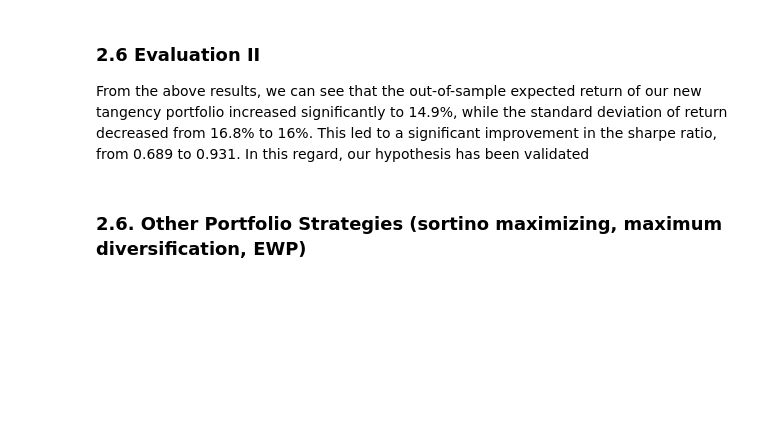
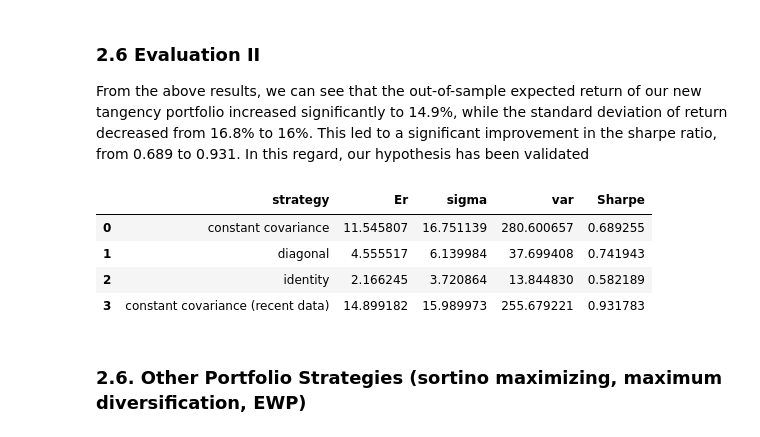
Before and after one commit to legendarycy/DBA3713_G10, a Jupyter notebook: Group Project.ipynb, the cells around one changed output. Drawn from its saved outputs; the diff is of its cells as text; code cells hidden in the pictures; blank space fills up the shorter version.

Commit message:
feat: metrics dataframe

```diff
--- a/Group Project.ipynb
+++ b/Group Project.ipynb
@@ -700,5 +700,11 @@ Vcc = V_hat/correlations * grand_avg_corr
 Vshrink_cc = r.x[0] * V_hat + (1 - r.x[0]) * Vcc
 tan_cc = np.linalg.inv(Vshrink_cc) @ er_test
 tan_cc /= np.sum(tan_cc)
-evaluate_portfolio_performance_on_data(tan_cc, test.iloc[:, 3:46])
+results = evaluate_portfolio_performance_on_data(tan_cc, test.iloc[:, 3:46])
+print(results)
+
+# create metrics dataframe to store results
+results['strategy'] = 'constant covariance'
+metrics = pd.DataFrame([results])
+metrics = metrics[['strategy'] + [col for col in metrics.columns if col != 'strategy']]
 # %% [output]
@@ -711,5 +714,10 @@ evaluate_portfolio_performance_on_data(tan_cc, test.iloc[:, 3:46])
 Vshrink_diag = r_diagonal.x[0] * V_hat + (1 - r.x[0]) * V_hat * np.eye(len(V_hat.columns))
 tan_diag = np.linalg.inv(Vshrink_diag) @ er_test
 tan_diag /= np.sum(tan_diag)
-evaluate_portfolio_performance_on_data(tan_diag, test.iloc[:, 3:46])
+results = evaluate_portfolio_performance_on_data(tan_diag, test.iloc[:, 3:46])
+print(results)
+
+results['strategy'] = 'diagonal'
+metricsNew = pd.DataFrame([results])
+metrics = pd.concat([metrics, metricsNew], ignore_index=True)
 # %% [output]
@@ -722,5 +727,10 @@ evaluate_portfolio_performance_on_data(tan_diag, test.iloc[:, 3:46])
 Vshrink_id = np.eye(len(V_hat.columns))
 tan_id = np.linalg.inv(Vshrink_id) @ er_test
 tan_id /= np.sum(tan_id)
-evaluate_portfolio_performance_on_data(tan_id, test.iloc[:, 3:46])
+results = evaluate_portfolio_performance_on_data(tan_id, test.iloc[:, 3:46])
+print(results)
+
+results['strategy'] = 'identity'
+metricsNew = pd.DataFrame([results])
+metrics = pd.concat([metrics, metricsNew], ignore_index=True)
 # %% [output]
@@ -846,5 +860,11 @@ er_test_recent = test_recent.iloc[:, 3:].mean()
 Vshrink_cc = r_5years.x[0] * V_hat + (1 - r_5years.x[0]) * Vcc
 tan_cc = np.linalg.inv(Vshrink_cc) @ er_test_recent
 tan_cc /= np.sum(tan_cc)
-evaluate_portfolio_performance_on_data(tan_cc, test_recent.iloc[:, 3:46])
+results = evaluate_portfolio_performance_on_data(tan_cc, test_recent.iloc[:, 3:46])
+
+print(results)
+
+results['strategy'] = 'constant covariance (recent data)'
+metricsNew = pd.DataFrame([results])
+metrics = pd.concat([metrics, metricsNew], ignore_index=True)
 # %% [output]
@@ -856,6 +873,14 @@ evaluate_portfolio_performance_on_data(tan_cc, test_recent.iloc[:, 3:46])
 ### 2.6 Evaluation II
 
 From the above results, we can see that the out-of-sample expected return of our new tangency portfolio increased significantly to 14.9%, while the standard deviation of return decreased from 16.8% to 16%. This led to a significant improvement in the sharpe ratio, from 0.689 to 0.931. In this regard, our hypothesis has been validated
+# %%
+metrics.head()
+# %% [output]
+|  | strategy | Er | sigma | var | Sharpe |
+| 0 | constant covariance | 11.545807 | 16.751139 | 280.600657 | 0.689255 |
+| 1 | diagonal | 4.555517 | 6.139984 | 37.699408 | 0.741943 |
+| 2 | identity | 2.166245 | 3.720864 | 13.844830 | 0.582189 |
+| 3 | constant covariance (recent data) | 14.899182 | 15.989973 | 255.679221 | 0.931783 |
 # %% [markdown]
 ### 2.6. Other Portfolio Strategies (sortino maximizing, maximum diversification, EWP)
 # %%
```
Also changed, not shown: parts of 3 cells of this notebook.
